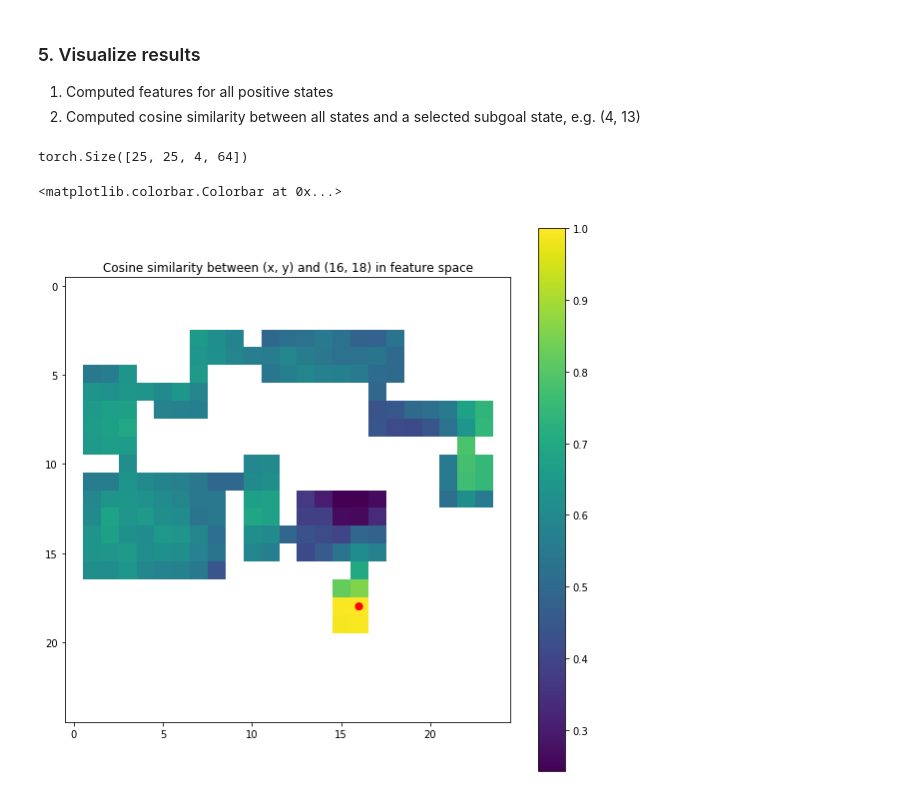
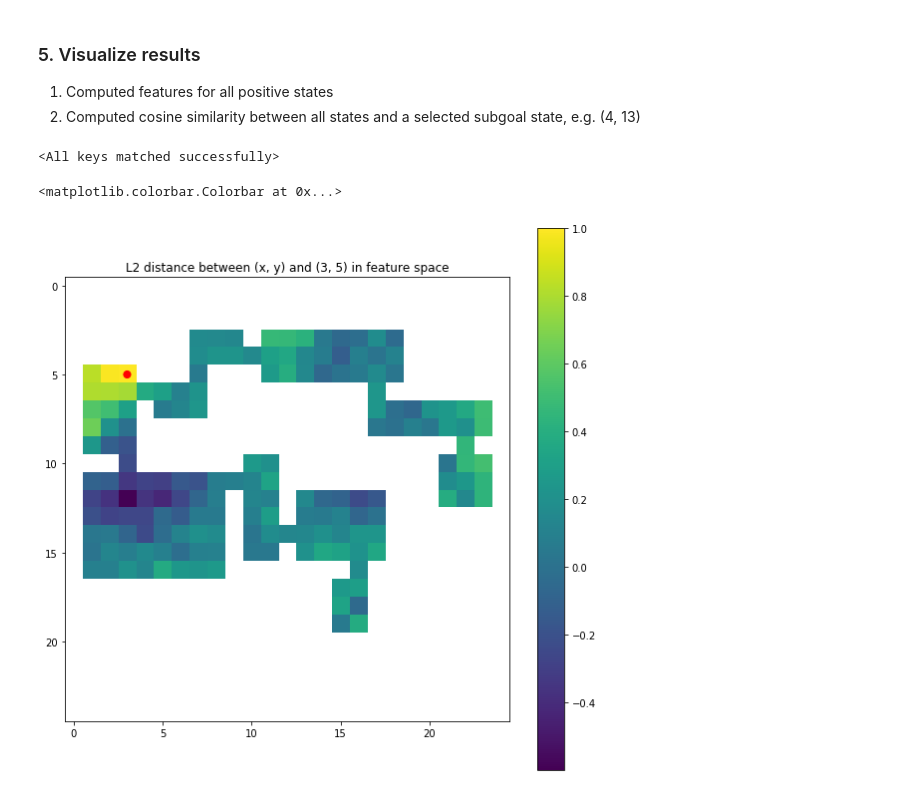
Before and after one commit to 2016choang/sfl, a Jupyter notebook: playground/time-contrastive.ipynb, the cells around one changed output. Saved outputs shown, nothing was run; the diff lists cells and outputs as text; code cells hidden in the pictures.

```diff
--- a/playground/time-contrastive.ipynb
+++ b/playground/time-contrastive.ipynb
@@ -316,32 +483,21 @@ features += np.nan
+# %%
+params = torch.load('models/TCN-{}-{}.pt'.format(load_run_id, load_epoch), map_location=device)
+# %%
+model.load_state_dict(params)
+# %% [output]
+<All keys matched successfully>
 # %%
 h, w = env.grid.height, env.grid.width
-features = torch.zeros((h, w, 4, 64), dtype=torch.float)
+features = torch.zeros((h, w, 4, feature_size), dtype=torch.float)
 features += np.nan
 
-for room in env.rooms:
-    start_x, start_y = room.top
-    size_x, size_y = room.size
+for pos in env.get_possible_pos():
+    x, y = pos
     for direction in range(4):
-        for r in range(start_x + 1, start_x + size_x - 1):
-            for c in range(start_y + 1, start_y + size_y - 1):
-                env.env.env.unwrapped.agent_pos = np.array([r, c])
-                env.env.env.unwrapped.agent_dir = direction
-                obs, _, _, _ = env.env.env.step(5)
+        env.unwrapped.agent_pos = np.array([x, y])
+        env.unwrapped.agent_dir = direction
+        obs, _, _, _ = env.get_current_state()
 
-                model_inputs = torch.Tensor(obs).unsqueeze(0).to(device)
+        model_inputs = torch.Tensor(obs).unsqueeze(0).to(device)
 
-                features[r, c, direction] = model(model_inputs)
-
-        if room.exitDoorPos is not None:
-            exit_door = np.array(room.exitDoorPos)
-            env.env.env.unwrapped.agent_pos = exit_door
-            env.env.env.unwrapped.agent_dir = direction
-            obs, _, _, _ = env.env.env.step(5)
-
-            model_inputs = torch.Tensor(obs).unsqueeze(0).to(device)
-
-            features[exit_door[0], exit_door[1], direction] = model(model_inputs)
+        features[x, y, direction] = model(model_inputs)
-# %%
-features.shape
-# %% [output]
-torch.Size([25, 25, 4, 64])
@@ -350,8 +504,8 @@ subgoal = (16, 18)
 # %%
+subgoal = (3, 5)
+
 np_features = features.detach().numpy()
-
 features_matrix = np_features.mean(axis=2)
-
 features_matrix = features_matrix / np.linalg.norm(features_matrix, ord=2, axis=2, keepdims=True)
 
 subgoal_features = features_matrix[subgoal]
@@ -365,10 +519,10 @@ for r in range(side_size):
 # %%
 plt.figure(figsize=(10, 10))
 plt.imshow(heatmap.T)
 circle = plt.Circle(subgoal, 0.2, color='r')
 plt.gca().add_artist(circle)
-plt.title('Cosine similarity between (x, y) and {} in feature space'.format(subgoal))
+plt.title('L2 distance between (x, y) and {} in feature space'.format(subgoal))
 plt.colorbar()
 # %% [output]
 <matplotlib.colorbar.Colorbar at 0x...>
-[figure, old version]
+[figure, new version]
```
Also changed, not shown: parts of 53 cells of this notebook, 1 other file.
